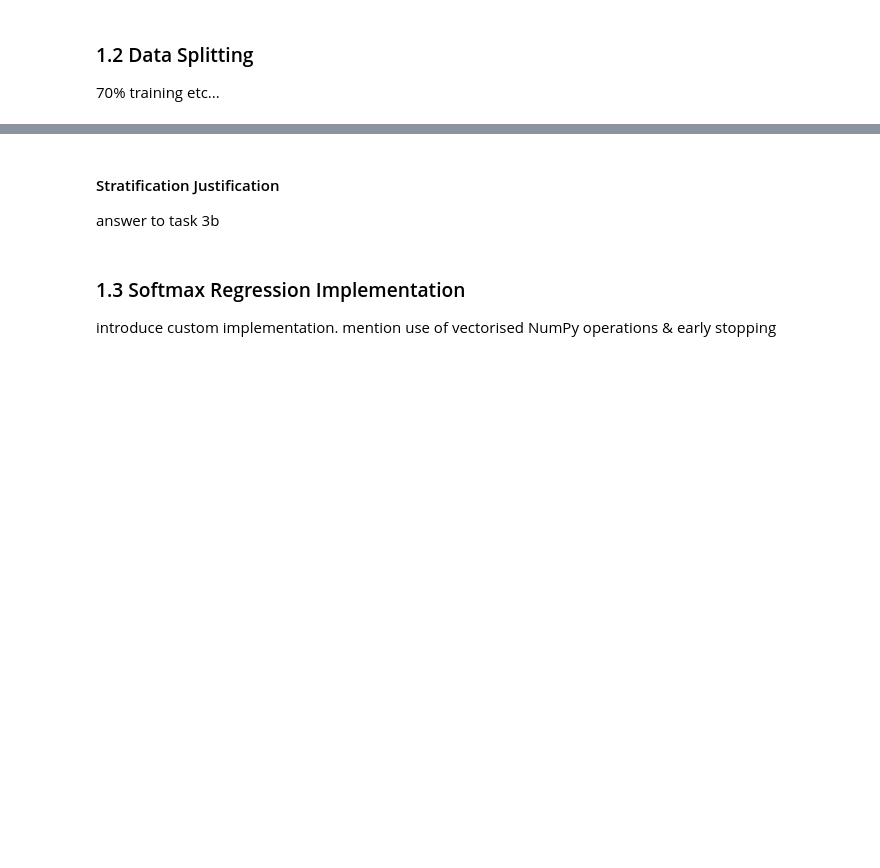
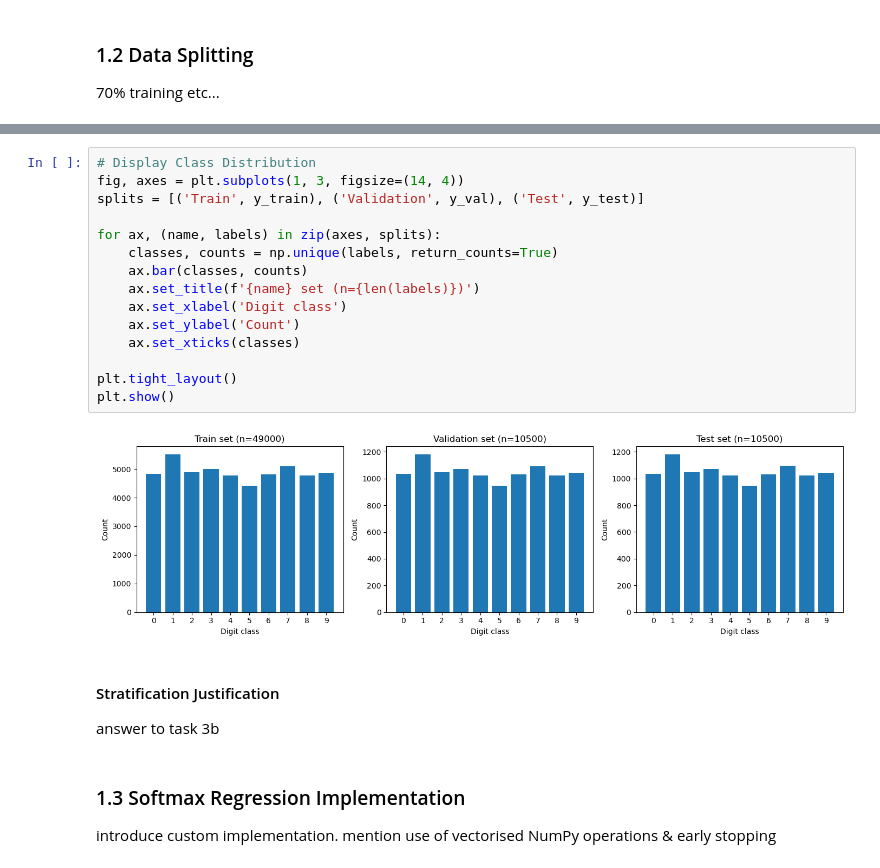
Before and after one commit to James-Wigfield/CITS5508-assignment-1, a Jupyter notebook: 23334375_assignment_1.ipynb, the cells around one changed output, grey strips where cells are left out. Drawn from its saved outputs; the diff is of its cells as text; blank space fills up the shorter version.

```diff
--- a/23334375_assignment_1.ipynb
+++ b/23334375_assignment_1.ipynb
@@ -20,3 +90,20 @@ in this section...
+# %%
+# Display Class Distribution
+fig, axes = plt.subplots(1, 3, figsize=(14, 4))
+splits = [('Train', y_train), ('Validation', y_val), ('Test', y_test)]
+
+for ax, (name, labels) in zip(axes, splits):
+    classes, counts = np.unique(labels, return_counts=True)
+    ax.bar(classes, counts)
+    ax.set_title(f'{name} set (n={len(labels)})')
+    ax.set_xlabel('Digit class')
+    ax.set_ylabel('Count')
+    ax.set_xticks(classes)
+
+plt.tight_layout()
+plt.show()
+# %% [output]
+[figure, added]
 # %% [markdown]
 #### Stratification Justification
 answer to task 3b
```
Also changed, not shown: parts of 5 cells of this notebook.
